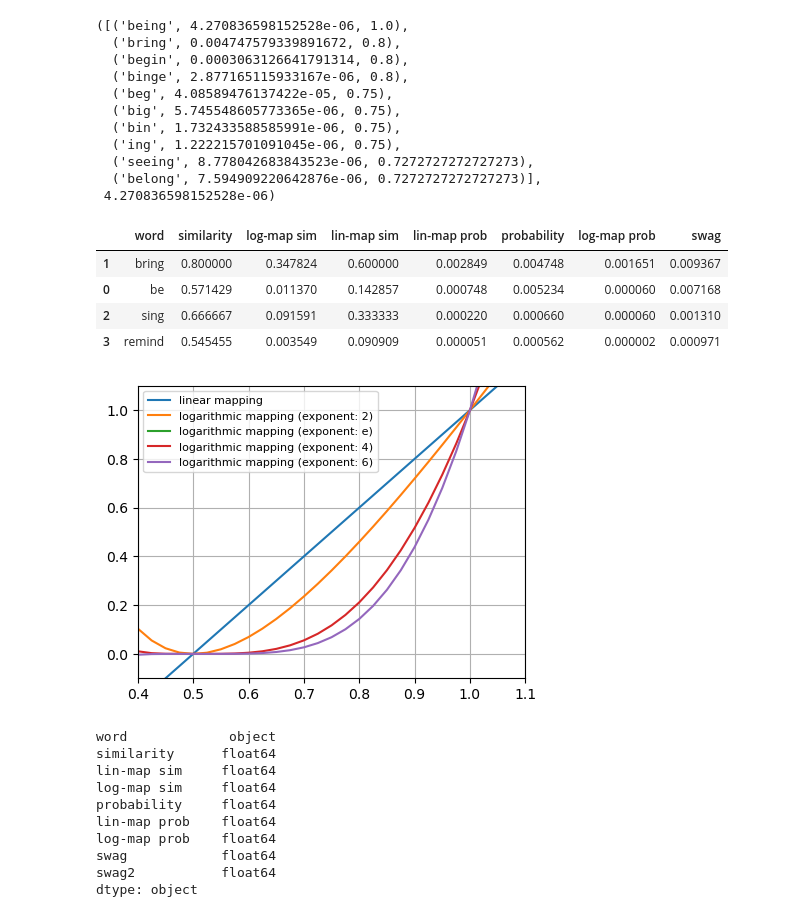
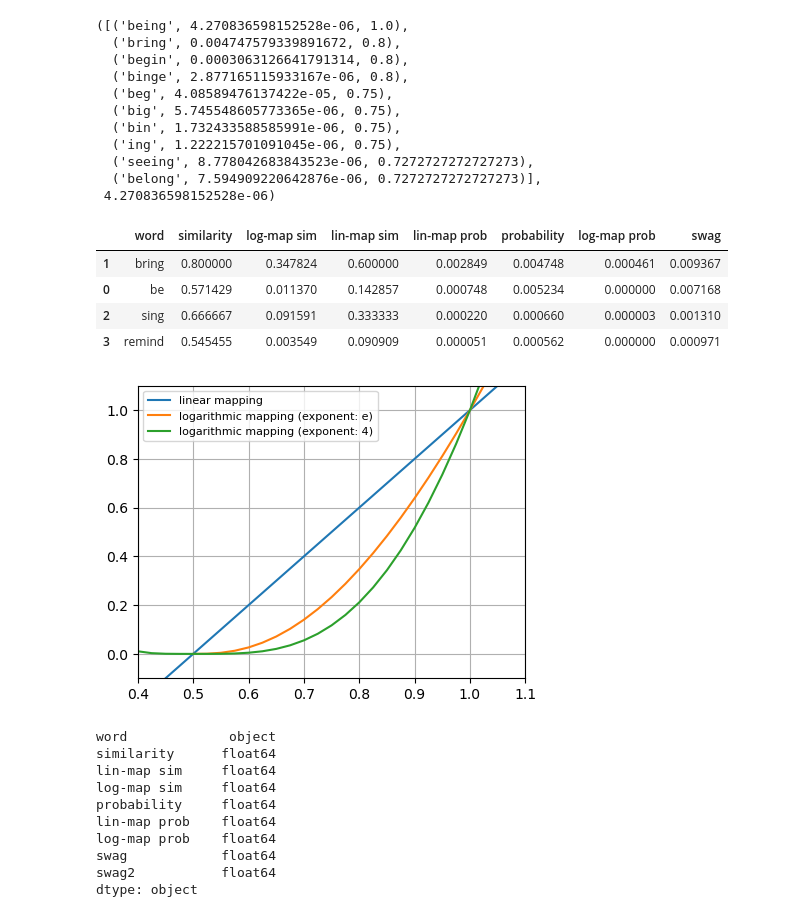
Before and after one commit to mcodepreneur/text, a Jupyter notebook: text3.ipynb, the cells around one changed output. Saved outputs shown, nothing was run; the diff lists cells and outputs as text; code cells hidden in the pictures.

```diff
--- a/text3.ipynb
+++ b/text3.ipynb
@@ -101,7 +101,7 @@ log_map = lambda e: np.vectorize(lambda x: np.power(np.log(x/0.5)/np.log(2), e))
 # %%
 pd.options.display.float_format = '{:,.6f}'.format
 close_adj = pd.DataFrame([(word, sim, lin_map(sim), log_map(np.e)(sim), prob,
-                           prob*lin_map(sim), prob*log_map(np.e)(sim), (2*prob*log_map(np.e)(sim))/(prob+log_map(np.e)(sim)),
+                           prob*lin_map(sim), prob*log_map(6)(sim), (2*prob*log_map(np.e)(sim))/(prob+log_map(np.e)(sim)),
                            np.sqrt(prob*log_map(np.e)(sim))) for word, prob, sim in close_probs],
                          columns=["word", "similarity", "lin-map sim", "log-map sim",
                                   "probability", "lin-map prob", "log-map prob", "swag",
@@ -112,25 +112,24 @@ close_adj[["word", "similarity", "log-map sim", "lin-map sim",
            "lin-map prob", "probability", "log-map prob", "swag"]].sort_values("swag", ascending=False)
 # %% [output]
 |  | word | similarity | log-map sim | lin-map sim | lin-map prob | probability | log-map prob | swag |
-| 1 | bring | 0.800000 | 0.347824 | 0.600000 | 0.002849 | 0.004748 | 0.001651 | 0.009367 |
-| 0 | be | 0.571429 | 0.011370 | 0.142857 | 0.000748 | 0.005234 | 0.000060 | 0.007168 |
-| 2 | sing | 0.666667 | 0.091591 | 0.333333 | 0.000220 | 0.000660 | 0.000060 | 0.001310 |
-| 3 | remind | 0.545455 | 0.003549 | 0.090909 | 0.000051 | 0.000562 | 0.000002 | 0.000971 |
+| 1 | bring | 0.800000 | 0.347824 | 0.600000 | 0.002849 | 0.004748 | 0.000461 | 0.009367 |
+| 0 | be | 0.571429 | 0.011370 | 0.142857 | 0.000748 | 0.005234 | 0.000000 | 0.007168 |
+| 2 | sing | 0.666667 | 0.091591 | 0.333333 | 0.000220 | 0.000660 | 0.000003 | 0.001310 |
+| 3 | remind | 0.545455 | 0.003549 | 0.090909 | 0.000051 | 0.000562 | 0.000000 | 0.000971 |
 # %%
 x = np.arange(0.4, 1.11, 0.025)
 fig, ax = plt.subplots(figsize=(5,3.8))
 ax.plot(x,        lin_map(x),              label='linear mapping')
-ax.plot(x,        log_map(2)(x),           label='logarithmic mapping (exponent: 2)')
-ax.plot(x[x<0.5], log_map(np.e)(x[x<0.5]), label='logarithmic mapping (exponent: e)')  # avoid invalid outputs (x<0.5)
+#ax.plot(x,        log_map(2)(x),           label='logarithmic mapping (exponent: 2)')
+ax.plot(x[4:], log_map(np.e)(x[4:]), label='logarithmic mapping (exponent: e)')  # avoid invalid outputs (x<0.5)
 ax.plot(x,        log_map(4)(x),           label='logarithmic mapping (exponent: 4)')
-ax.plot(x,        log_map(5)(x),           label='logarithmic mapping (exponent: 6)')
 ax.set_ylim((-0.1, 1.1))
 ax.set_xlim((0.4, 1.1))
 ax.legend(fontsize=8)
 ax.grid()
 plt.show()
 # %% [output]
-[figure, old version]
+[figure, new version]
 # %%
 close_adj.dtypes
 # %% [output]
```
Also changed, not shown: parts of 5 cells of this notebook, 6 other files.
